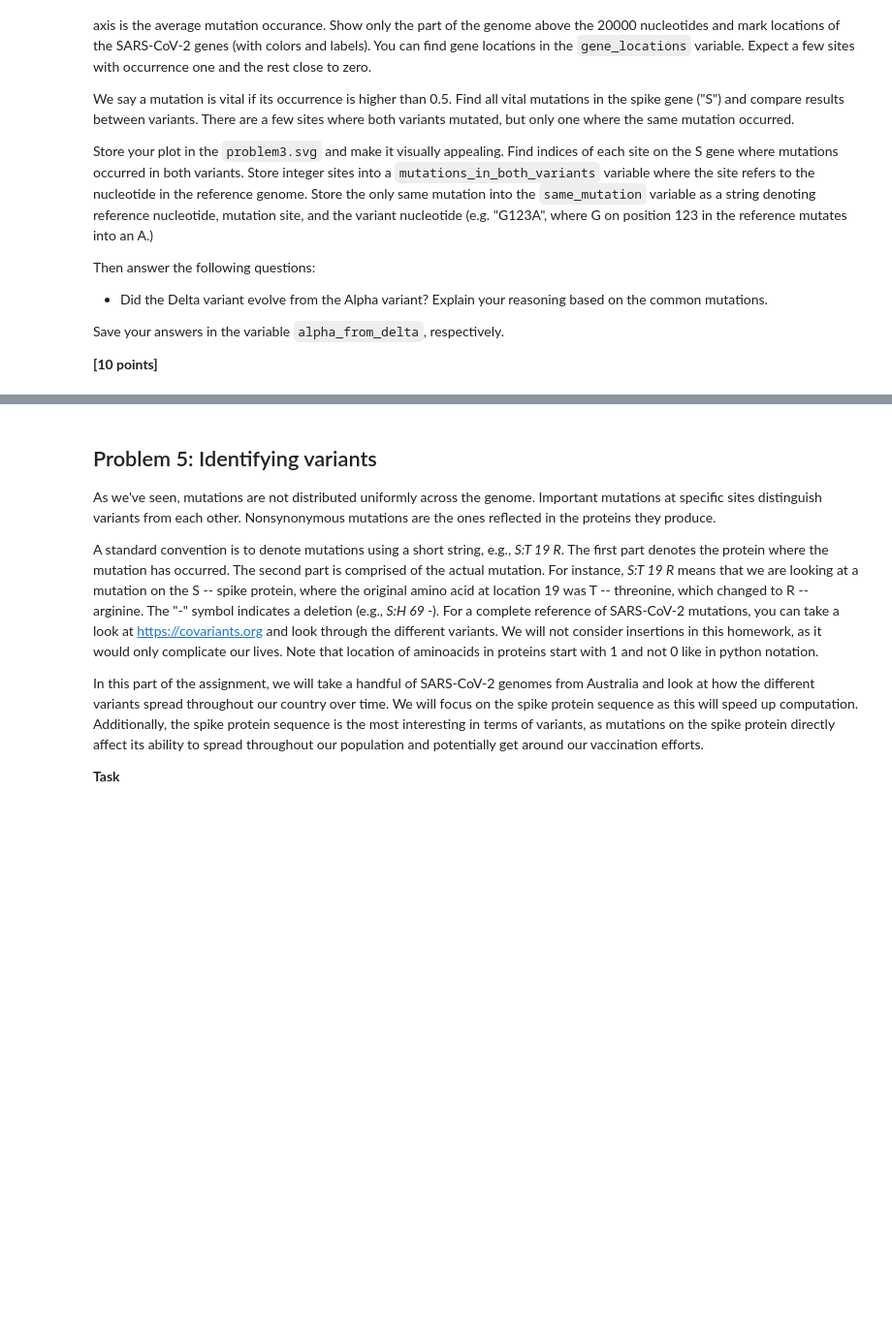
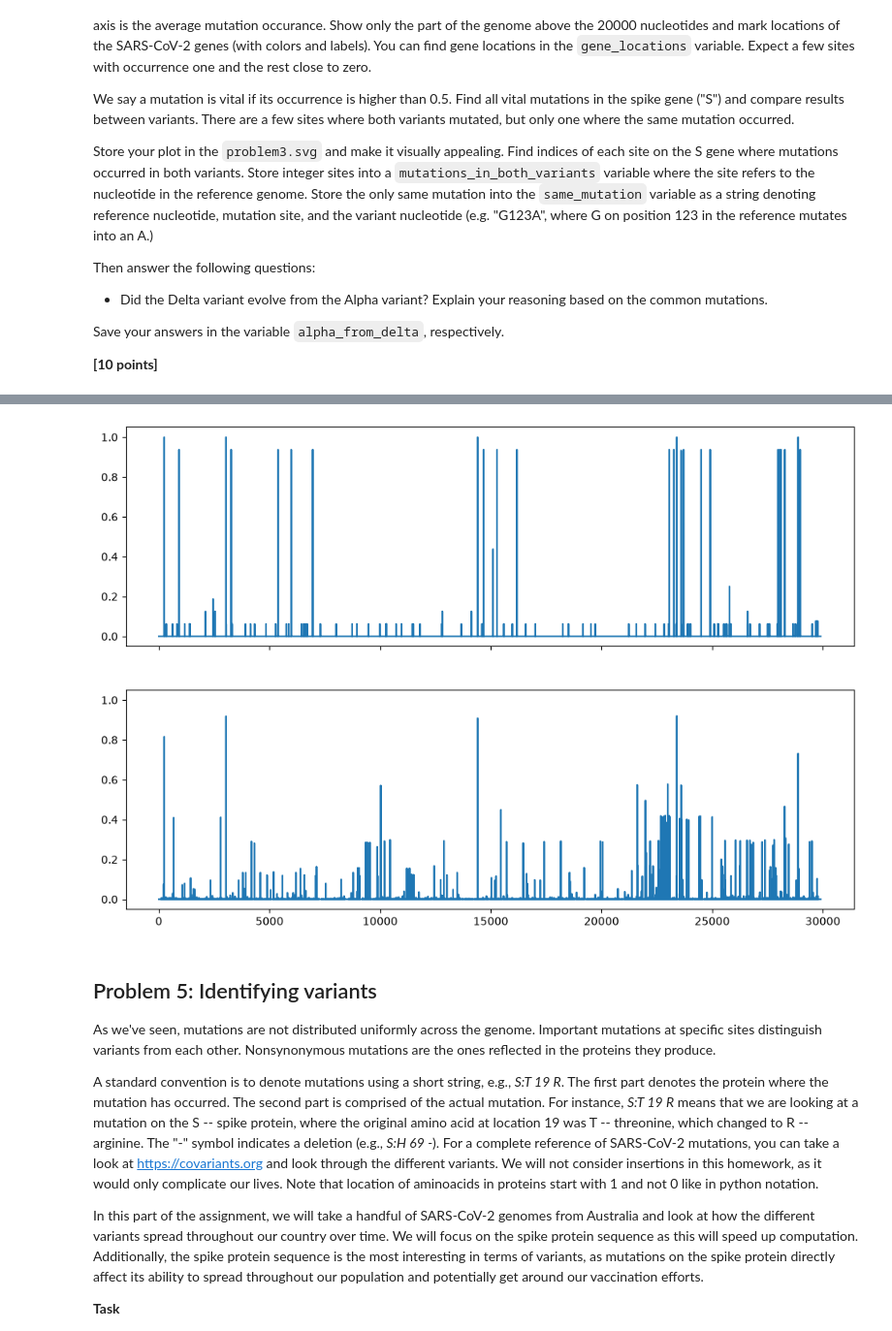
Before and after one commit to TaraMooreUNSW/assign_viral_evo, a Jupyter notebook: viral_evo_workbook.ipynb, the cells around one changed output, grey strips where cells are left out. Shown at 97% size. Saved outputs shown, nothing was run; the diff lists cells and outputs as text; code cells hidden in the pictures; blank space fills up the shorter version.

Commit message:
continued work on problem 4, calculated mutation frequencies for each variant at each nt position of the reference sequence and plotted them

```diff
--- a/viral_evo_workbook.ipynb
+++ b/viral_evo_workbook.ipynb
@@ -444,7 +444,7 @@ ref_seq = None
 
 
 # Extract the Alpha and Delta variants according to the indices in lists `alpha_variants` and `delta_variants`, respectively.
-seqs = {}
+seqs = {} # id: (seq, variant_type)
 for s in SeqIO.parse("data/p1-sars-cov-2-variants.fasta", "fasta"):
     s_id, _, _ = s.description.split('|')
     s_seq = s.seq
@@ -453,26 +453,28 @@ for s in SeqIO.parse("data/p1-sars-cov-2-variants.fasta", "fasta"):
         ref_seq = s_seq
     else:
         if s_id in alpha_variants or delta_variants:
-            variant_type = ""
-            variant_type = "Alpha" if s_id in alpha_variants else variant_type
-            variant_type = "Delta" if s_id in delta_variants else variant_type
+            variant_type = "Alpha" if s_id in alpha_variants else "Delta"
             seqs[s_id] = (s_seq, variant_type)
 
-# print(ref_seq)
+# print(seqs)
 # ref_seq_no_indels = ref_seq.replace("-", "")
 # print(ref_seq_no_indels)
 
 # Calculate the nucleotide mismatches between each sequence and the reference sequence for the variant.
 
+# exlucde indels and N bases
 exclude = {"-", "N"}
-# mismatches = { id: no. mismatches }
-mismatches ={}
+# mismatches = { id: {'mismatches': no. mismatches, 'depth': total seqs searched }
+mismatches = {}
+# mismatches_alpha = {}
+# mismatches_delta = {}
 
 # mismatches at nucleotide position
-mismatch_nt_position = {idx: 0 for idx, _ in enumerate(ref_seq)}
+mismatch_nt_position_alpha = {idx: {"mismatches": 0, "depth": 0} for idx, _ in enumerate(ref_seq)}
+mismatch_nt_position_delta = {idx: {"mismatches": 0, "depth": 0} for idx, _ in enumerate(ref_seq)}
 
 for seq_id, seq_info in seqs.items():
-    s_seq, _ = seq_info
+    s_seq, var_type = seq_info
     # ignore '-'  and 'N
     # valid_seq_pairs = [(a, b) for a, b in zip(ref_seq_no_indels, s_seq) if a not in exclude and b not in exclude]
     # valid_seq_pairs = [(a, b) for a, b in zip(ref_seq, s_seq) if a not in exclude and b not in exclude]
@@ -480,24 +482,69 @@ for seq_id, seq_info in seqs.items():
     no_mismatches = sum(a != b for _, a, b in valid_seq_pairs)
 
     # add to count of number of mismatches at index of reference str
+    # keeping each variant separate
     for pair_info in valid_seq_pairs:
         index, ref_pair, seq_pair = pair_info
-        mismatch_nt_position[index] += 1 if ref_pair != seq_pair else 0
+        if var_type == "Alpha":
+            mismatch_nt_position_alpha[index]["mismatches"] += 1 if ref_pair != seq_pair else 0
+            mismatch_nt_position_alpha[index]["depth"] += 1
+        else:
+            mismatch_nt_position_delta[index]["mismatches"] += 1 if ref_pair != seq_pair else 0
+            mismatch_nt_position_delta[index]["depth"] += 1
+        # mismatch_nt_position[index]["mismatches"] += 1 if ref_pair != seq_pair else 0
+        # mismatch_nt_position[index]["depth"] += 1
 
     # calculate mismatches at nucelotide position
+    # keeping each variant separate
+    # if var_type == 'Alpha':
+    #     mismatches_alpha[seq_id] = no_mismatches
+    # else:
+    #     mismatches_delta[seq_id] = no_mismatches
     mismatches[seq_id] = no_mismatches
-
-print(mismatches)
-print(mismatch_nt_position)
 
 # compute the average mismatch ratio for each nucleotide position to generate an array of mutation frequencies ranging from 0 to 1.
 # A value of 0 means no mutations occurred at that position in any sequence,
 # while a value of 1 indicates that all sequences have a mutation at that position relative to the reference.
 # Ensure that mutations are calculated separately for each variant.
 
+# mutation_frequencies = [] # index is position within ref seq
+mutation_frequencies_alpha = [] # index is position within ref seq
+mutation_frequencies_delta = [] # index is position within ref seq
+
+for position, mismatch_dict in mismatch_nt_position_alpha.items():
+    depth = mismatch_dict["depth"]
+    no_mismatches = mismatch_dict["mismatches"]
+    if depth == 0:
+        mutation_frequencies_alpha.append(0.0)
+    else:
+        mutation_frequencies_alpha.append(no_mismatches / depth)
+
+for position, mismatch_dict in mismatch_nt_position_delta.items():
+    depth = mismatch_dict["depth"]
+    no_mismatches = mismatch_dict["mismatches"]
+    if depth == 0:
+        mutation_frequencies_delta.append(0.0)
+    else:
+        mutation_frequencies_delta.append(no_mismatches / depth)
+
+# Plot the mutation occurrences across the whole genome for the Alpha and Delta variants separately on one figure (two subplots, one on top of another).
+# Represent the mutation occurance as a line plot (ax.plot or plt.plot) were
+# x-axis is sequence index and y-axis is the average mutation occurance.
+
+fig, (ax1, ax2) = plt.subplots(2,1, figsize=(12,8), sharex=True, sharey=True)
+
+x_axis = len(ref_seq)
+
+ax1.plot(range(x_axis), mutation_frequencies_alpha)
+ax2.plot(range(x_axis), mutation_frequencies_delta)
 
 
-# Plot the mutation occurrences across the whole genome for the Alpha and Delta variants separately on one figure (two subplots, one on top of another). Represent the mutation occurance as a line plot (_ax.plot_ or _plt.plot_) were x-axis is sequence index and y-axis is the average mutation occurance. Show only the part of the genome above the 20000 nucleotides and mark locations of the SARS-CoV-2 genes (with colors and labels). You can find gene locations in the `gene_locations` variable. Expect a few sites with occurrence one and the rest close to zero.
+# Show only the part of the genome above the 20,000 nucleotides and mark locations of the SARS-CoV-2 genes (with colors and labels). You can find gene locations in the `gene_locations` variable. Expect a few sites with occurrence one and the rest close to zero.
+
+
+
+
+
 
 # We say a mutation is vital if its occurrence is higher than 0.5. Find all vital mutations in the spike gene ("S") and compare results between variants. There are a few sites where both variants mutated, but only one where the same mutation occurred.
 
@@ -512,3 +556,4 @@ print(mismatch_nt_position)
+[figure, added]
 # %%
 mutations_in_both_variants = [1,2,3]
 same_mutation = "G123A" # write your mutation in the form of f"{reference nt}{site number}{variant nt}"
```
Also changed, not shown: parts of 1 cell of this notebook.
